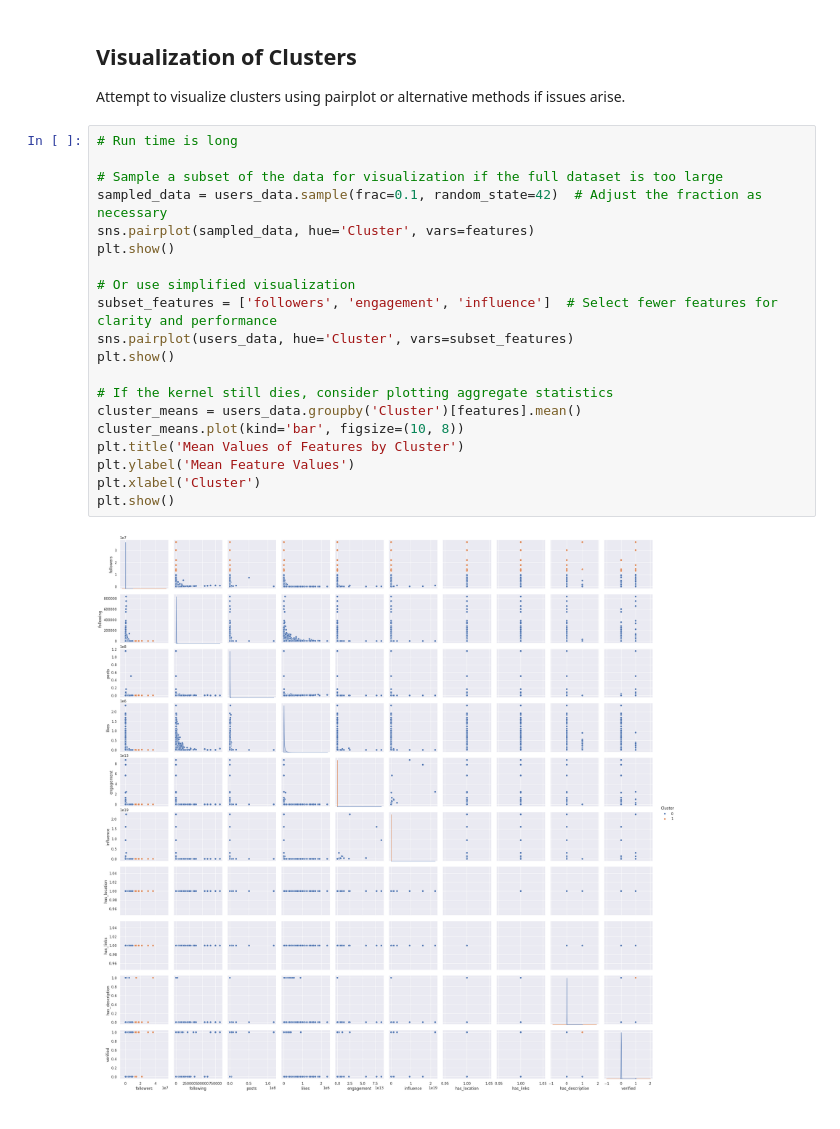
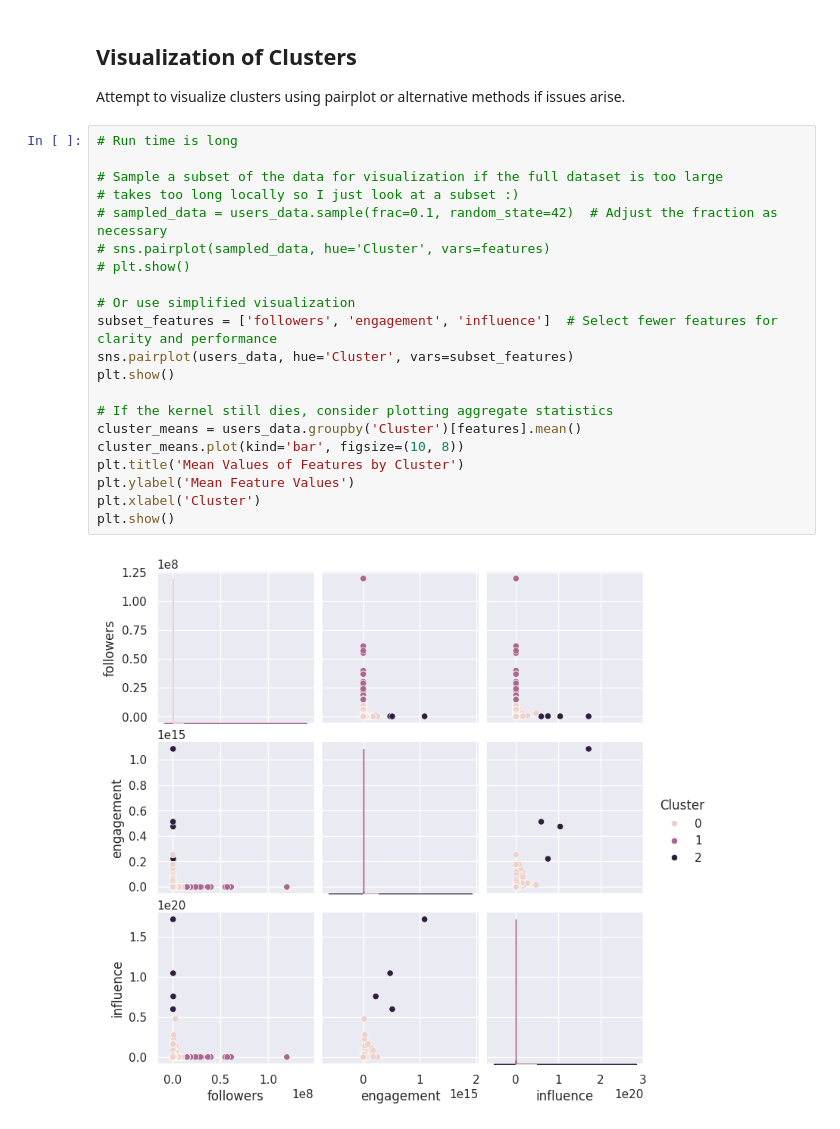
Before and after one commit to Glenn-Harless/ope_base, a Jupyter notebook: notebooks/UserSegmentation.ipynb, the cells around one changed output. Saved outputs shown, nothing was run; the diff lists cells and outputs as text.

```diff
--- a/notebooks/UserSegmentation.ipynb
+++ b/notebooks/UserSegmentation.ipynb
@@ -146,22 +146,23 @@ Attempt to visualize clusters using pairplot or alternative methods if issues ar
 # %%
 # Run time is long
 
 # Sample a subset of the data for visualization if the full dataset is too large
-sampled_data = users_data.sample(frac=0.1, random_state=42)  # Adjust the fraction as necessary
-sns.pairplot(sampled_data, hue='Cluster', vars=features)
-plt.show()
+# takes too long locally so I just look at a subset :)
+# sampled_data = users_data.sample(frac=0.1, random_state=42)  # Adjust the fraction as necessary
+# sns.pairplot(sampled_data, hue='Cluster', vars=features)
+# plt.show()
 
 # Or use simplified visualization
 subset_features = ['followers', 'engagement', 'influence']  # Select fewer features for clarity and performance
 sns.pairplot(users_data, hue='Cluster', vars=subset_features)
 plt.show()
 
 # If the kernel still dies, consider plotting aggregate statistics
 cluster_means = users_data.groupby('Cluster')[features].mean()
 cluster_means.plot(kind='bar', figsize=(10, 8))
 plt.title('Mean Values of Features by Cluster')
 plt.ylabel('Mean Feature Values')
 plt.xlabel('Cluster')
 plt.show()
 # %% [output]
-[figure, old version]
+[figure, new version]
```
Also changed, not shown: parts of 5 cells of this notebook.
